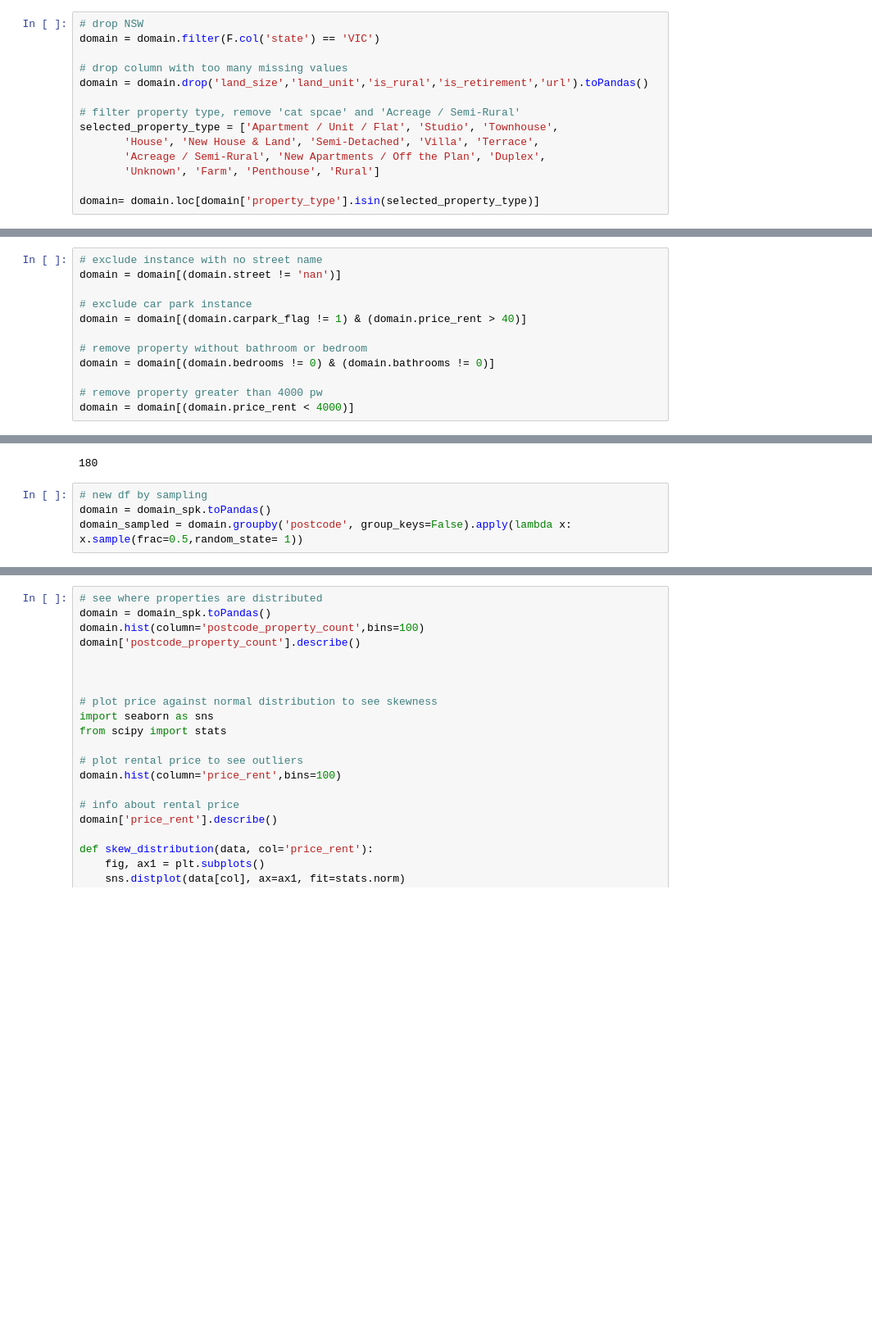
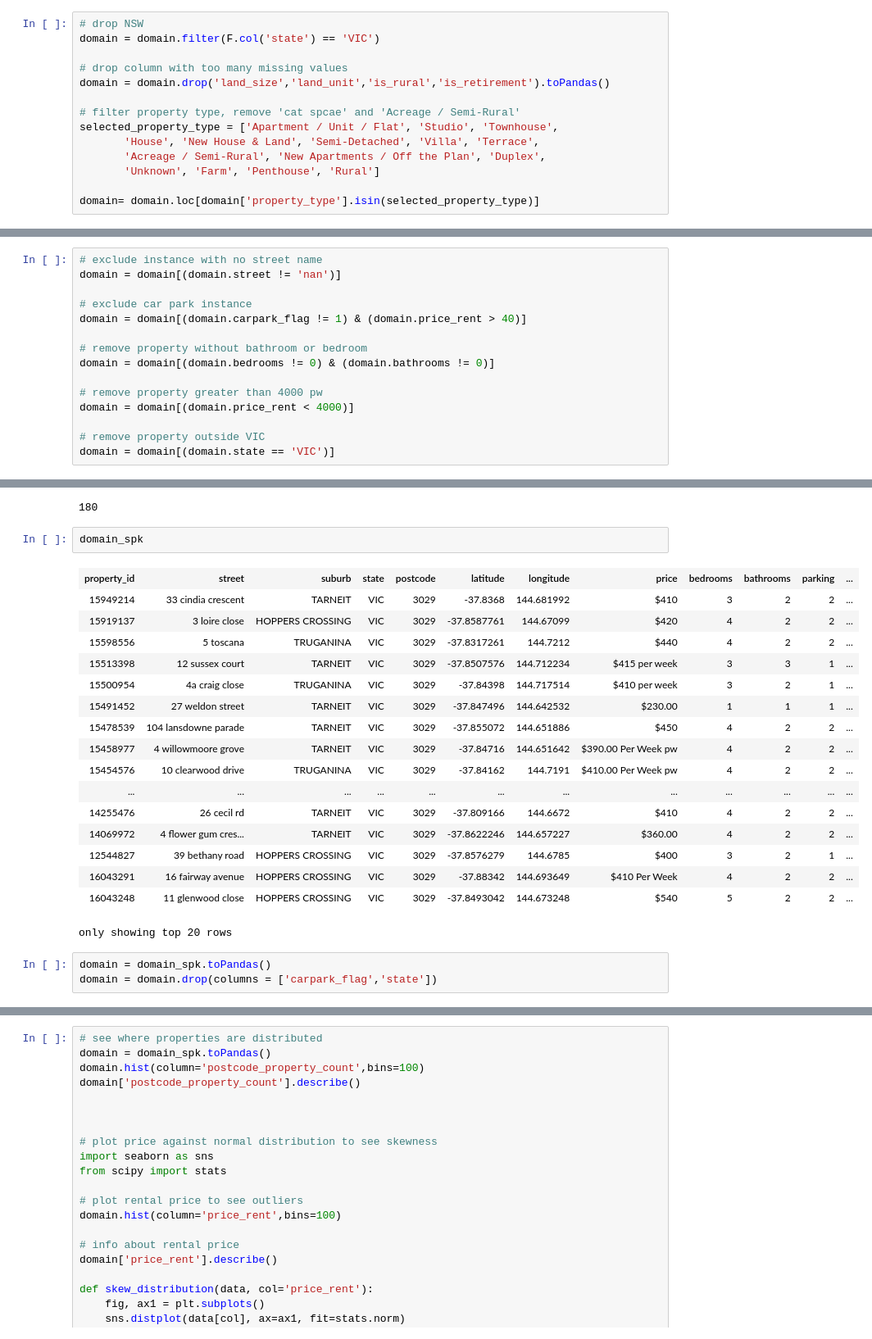
Before and after one commit to MAST30034-Applied-Data-Science/generic-real-estate-consulting-project-group-7, a Jupyter notebook: notebooks/domain_preprocess.ipynb, the cells around one changed output, grey strips where cells are left out. Shown at 82% size. Cells and saved outputs as stored; diff of their text form; blank space fills up the shorter version.

```diff
--- a/notebooks/Join.ipynb
+++ b/notebooks/domain_preprocess.ipynb
@@ -43,7 +43,7 @@ domain = spark.read.parquet('../data/raw/domain-website-data')
 domain = domain.filter(F.col('state') == 'VIC')
 
 # drop column with too many missing values
-domain = domain.drop('land_size','land_unit','is_rural','is_retirement','url').toPandas()
+domain = domain.drop('land_size','land_unit','is_rural','is_retirement').toPandas()
 
 # filter property type, remove 'cat spcae' and 'Acreage / Semi-Rural'
 selected_property_type = ['Apartment / Unit / Flat', 'Studio', 'Townhouse',
@@ -90,6 +90,9 @@ domain = domain[(domain.bedrooms != 0) & (domain.bathrooms != 0)]
 
 # remove property greater than 4000 pw
 domain = domain[(domain.price_rent < 4000)]
+
+# remove property outside VIC
+domain = domain[(domain.state == 'VIC')]
 # %%
 '''
 
@@ -128,10 +131,29 @@ domain_spk = domain_spk.filter((F.col('postcode_property_count') > 10))
 domain_spk.groupby('postcode').count().count() #180 postcodes remains
 # %% [output]
 180
-# %%
-# new df by sampling
-domain = domain_spk.toPandas()
-domain_sampled = domain.groupby('postcode', group_keys=False).apply(lambda x: x.sample(frac=0.5,random_state= 1))
+# %%
+domain_spk
+# %% [output]
+| property_id | street | suburb | state | postcode | latitude | longitude | price | bedrooms | bathrooms | parking | ... |
+| 15949214 | 33 cindia crescent | TARNEIT | VIC | 3029 | -37.8368 | 144.681992 | $410 | 3 | 2 | 2 | ... |
+| 15919137 | 3 loire close | HOPPERS CROSSING | VIC | 3029 | -37.8587761 | 144.67099 | $420 | 4 | 2 | 2 | ... |
+| 15598556 | 5 toscana | TRUGANINA | VIC | 3029 | -37.8317261 | 144.7212 | $440 | 4 | 2 | 2 | ... |
+| 15513398 | 12 sussex court | TARNEIT | VIC | 3029 | -37.8507576 | 144.712234 | $415 per week | 3 | 3 | 1 | ... |
+| 15500954 | 4a craig close | TRUGANINA | VIC | 3029 | -37.84398 | 144.717514 | $410 per week | 3 | 2 | 1 | ... |
+| 15491452 | 27 weldon street | TARNEIT | VIC | 3029 | -37.847496 | 144.642532 | $230.00 | 1 | 1 | 1 | ... |
+| 15478539 | 104 lansdowne parade | TARNEIT | VIC | 3029 | -37.855072 | 144.651886 | $450 | 4 | 2 | 2 | ... |
+| 15458977 | 4 willowmoore grove | TARNEIT | VIC | 3029 | -37.84716 | 144.651642 | $390.00 Per Week pw | 4 | 2 | 2 | ... |
+| 15454576 | 10 clearwood drive | TRUGANINA | VIC | 3029 | -37.84162 | 144.7191 | $410.00 Per Week pw | 4 | 2 | 2 | ... |
+| ... | ... | ... | ... | ... | ... | ... | ... | ... | ... | ... | ... |
+| 14255476 | 26 cecil rd | TARNEIT | VIC | 3029 | -37.809166 | 144.6672 | $410 | 4 | 2 | 2 | ... |
+| 14069972 | 4 flower gum cres... | TARNEIT | VIC | 3029 | -37.8622246 | 144.657227 | $360.00 | 4 | 2 | 2 | ... |
+| 12544827 | 39 bethany road | HOPPERS CROSSING | VIC | 3029 | -37.8576279 | 144.6785 | $400 | 3 | 2 | 1 | ... |
+| 16043291 | 16 fairway avenue | HOPPERS CROSSING | VIC | 3029 | -37.88342 | 144.693649 | $410 Per Week | 4 | 2 | 2 | ... |
+| 16043248 | 11 glenwood close | HOPPERS CROSSING | VIC | 3029 | -37.8493042 | 144.673248 | $540 | 5 | 2 | 2 | ... |
+only showing top 20 rows
+# %%
+domain = domain_spk.toPandas()
+domain = domain.drop(columns = ['carpark_flag','state'])
 # %%
 # output cleaned domain dataset
 output_dir = '../data/raw/'
```
Also changed, not shown: parts of 1 cell of this notebook, 5 other files.
